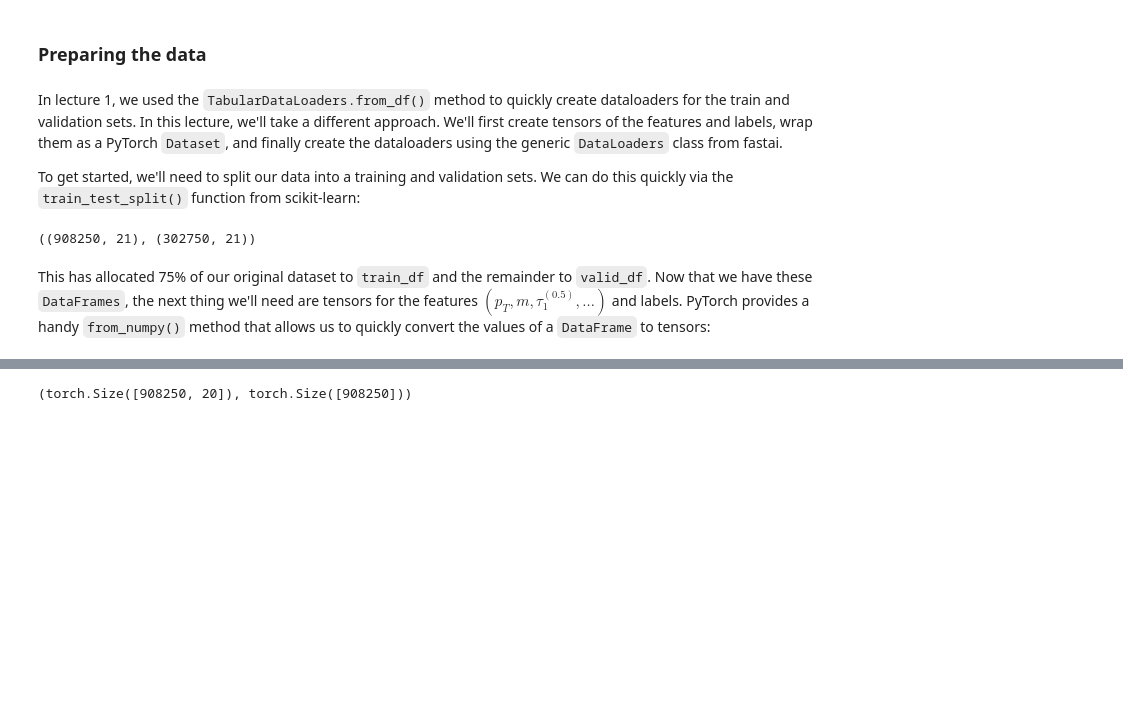
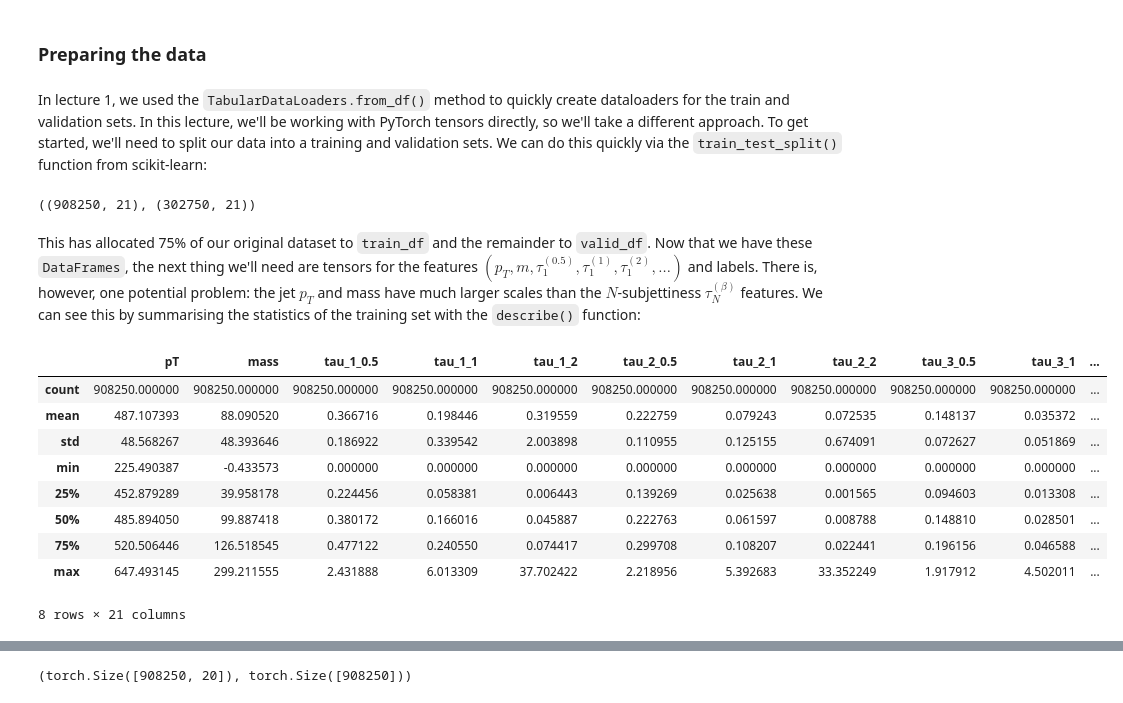
Before and after one commit to lewtun/dl4phys, a Jupyter notebook: lecture03.ipynb, the cells around one changed output, grey strips where cells are left out. Saved outputs shown, nothing was run; the diff lists cells and outputs as text; code cells hidden in the pictures; blank space fills up the shorter version.

Commit message:
Prepare dataset

```diff
--- a/lecture03.ipynb
+++ b/lecture03.ipynb
@@ -44,13 +47,9 @@ df.head()
 # %% [markdown]
 ### Preparing the data
 # %% [markdown]
-In lecture 1, we used the `TabularDataLoaders.from_df()` method to quickly create dataloaders for the train and validation sets. In this lecture, we'll take a different approach. We'll first create tensors of the features and labels, wrap them as a PyTorch `Dataset`, and finally create the dataloaders using the generic `DataLoaders` class from fastai.
-
-To get started, we'll need to split our data into a training and validation sets. We can do this quickly via the `train_test_split()` function from scikit-learn:
+In lecture 1, we used the `TabularDataLoaders.from_df()` method to quickly create dataloaders for the train and validation sets. In this lecture, we'll be working with PyTorch tensors directly, so we'll take a different approach. To get started, we'll need to split our data into a training and validation sets. We can do this quickly via the `train_test_split()` function from scikit-learn:
 # %%
 train_df, valid_df = train_test_split(df, random_state=42)
 train_df.shape, valid_df.shape
 # %% [output]
 ((908250, 21), (302750, 21))
-# %% [markdown]
-This has allocated 75% of our original dataset to `train_df` and the remainder to `valid_df`. Now that we have these `DataFrames`, the next thing we'll need are tensors for the features $(p_T, m, \tau_1^{(0.5)},\ldots)$ and labels. PyTorch provides a handy `from_numpy()` method that allows us to quickly convert the values of a `DataFrame` to tensors:
@@ -58,0 +56,15 @@ scaler = MinMaxScaler()
+# %% [markdown]
+This has allocated 75% of our original dataset to `train_df` and the remainder to `valid_df`. Now that we have these `DataFrames`, the next thing we'll need are tensors for the features $(p_T, m, \tau_1^{(0.5)}, \tau_1^{(1)}, \tau_1^{(2)}, \ldots )$ and labels. There is, however, one potential problem: the jet $p_T$ and mass have much larger scales than the $N$-subjettiness $\tau_N^{(\beta)}$ features. We can see this by summarising the statistics of the training set with the `describe()` function:
+# %%
+train_df.describe()
+# %% [output]
+|  | pT | mass | tau_1_0.5 | tau_1_1 | tau_1_2 | tau_2_0.5 | tau_2_1 | tau_2_2 | tau_3_0.5 | tau_3_1 | ... |
+| count | 908250.000000 | 908250.000000 | 908250.000000 | 908250.000000 | 908250.000000 | 908250.000000 | 908250.000000 | 908250.000000 | 908250.000000 | 908250.000000 | ... |
+| mean | 487.107393 | 88.090520 | 0.366716 | 0.198446 | 0.319559 | 0.222759 | 0.079243 | 0.072535 | 0.148137 | 0.035372 | ... |
+| std | 48.568267 | 48.393646 | 0.186922 | 0.339542 | 2.003898 | 0.110955 | 0.125155 | 0.674091 | 0.072627 | 0.051869 | ... |
+| min | 225.490387 | -0.433573 | 0.000000 | 0.000000 | 0.000000 | 0.000000 | 0.000000 | 0.000000 | 0.000000 | 0.000000 | ... |
+| 25% | 452.879289 | 39.958178 | 0.224456 | 0.058381 | 0.006443 | 0.139269 | 0.025638 | 0.001565 | 0.094603 | 0.013308 | ... |
+| 50% | 485.894050 | 99.887418 | 0.380172 | 0.166016 | 0.045887 | 0.222763 | 0.061597 | 0.008788 | 0.148810 | 0.028501 | ... |
+| 75% | 520.506446 | 126.518545 | 0.477122 | 0.240550 | 0.074417 | 0.299708 | 0.108207 | 0.022441 | 0.196156 | 0.046588 | ... |
+| max | 647.493145 | 299.211555 | 2.431888 | 6.013309 | 37.702422 | 2.218956 | 5.392683 | 33.352249 | 1.917912 | 4.502011 | ... |
+8 rows × 21 columns
```
Also changed, not shown: parts of 78 cells of this notebook.
